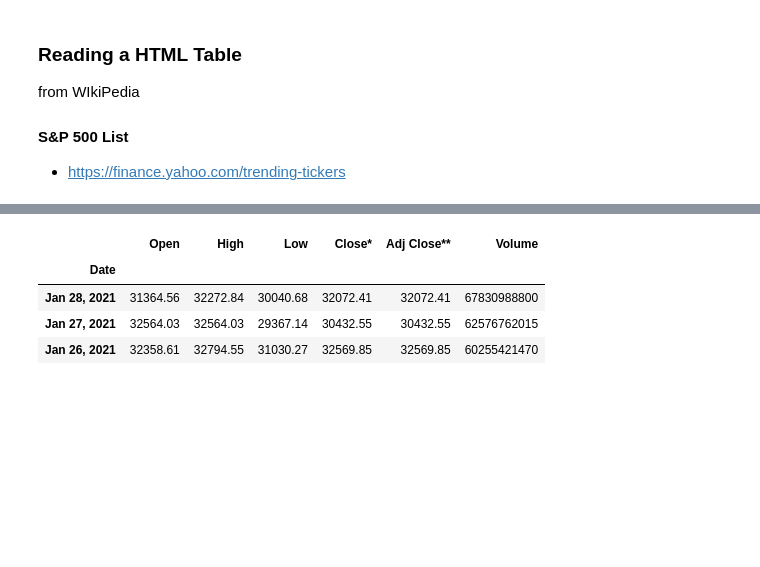
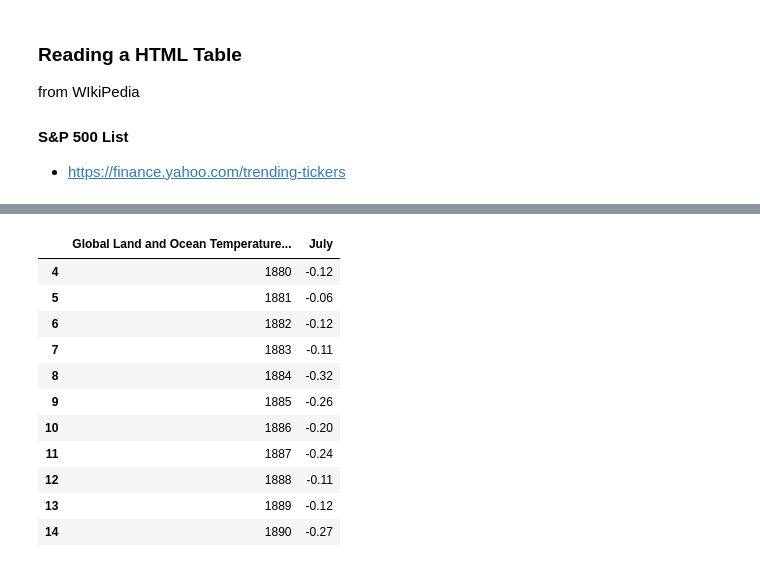
Before and after one commit to cliffweng/coding-dojo, a Jupyter notebook: research/2_MarketData.ipynb, the cells around one changed output, grey strips where cells are left out. Cells and saved outputs as stored; diff of their text form; code cells hidden in the pictures; blank space fills up the shorter version.

```diff
--- a/research/2_MarketData.ipynb
+++ b/research/2_MarketData.ipynb
@@ -63,14 +63,19 @@ trending[:10]
-# %%
-btc=pd.read_html('https://finance.yahoo.com/quote/BTC-USD/history?p=BTC-USD')[0]
-btc.drop(btc.tail(1).index,inplace=True)
-btc.set_index('Date',inplace=True)
-btc[:3]
-# %% [output]
-|  | Open | High | Low | Close* | Adj Close** | Volume |
-| Date |  |  |  |  |  |  |
-| Jan 28, 2021 | 31364.56 | 32272.84 | 30040.68 | 32072.41 | 32072.41 | 67830988800 |
-| Jan 27, 2021 | 32564.03 | 32564.03 | 29367.14 | 30432.55 | 30432.55 | 62576762015 |
-| Jan 26, 2021 | 32358.61 | 32794.55 | 31030.27 | 32569.85 | 32569.85 | 60255421470 |
+# %%
+temp=pd.read_csv('https://www.ncei.noaa.gov/cag/global/time-series/globe/land_ocean/1/7/1880-2022/data.csv')
+temp[4:15]
+# %% [output]
+|  | Global Land and Ocean Temperature... | July |
+| 4 | 1880 | -0.12 |
+| 5 | 1881 | -0.06 |
+| 6 | 1882 | -0.12 |
+| 7 | 1883 | -0.11 |
+| 8 | 1884 | -0.32 |
+| 9 | 1885 | -0.26 |
+| 10 | 1886 | -0.20 |
+| 11 | 1887 | -0.24 |
+| 12 | 1888 | -0.11 |
+| 13 | 1889 | -0.12 |
+| 14 | 1890 | -0.27 |
 # %%
 bonds=getPage('https://www.wsj.com/market-data/bonds')
 # %%
```
Also changed, not shown: parts of 6 cells of this notebook, 7 other files.
